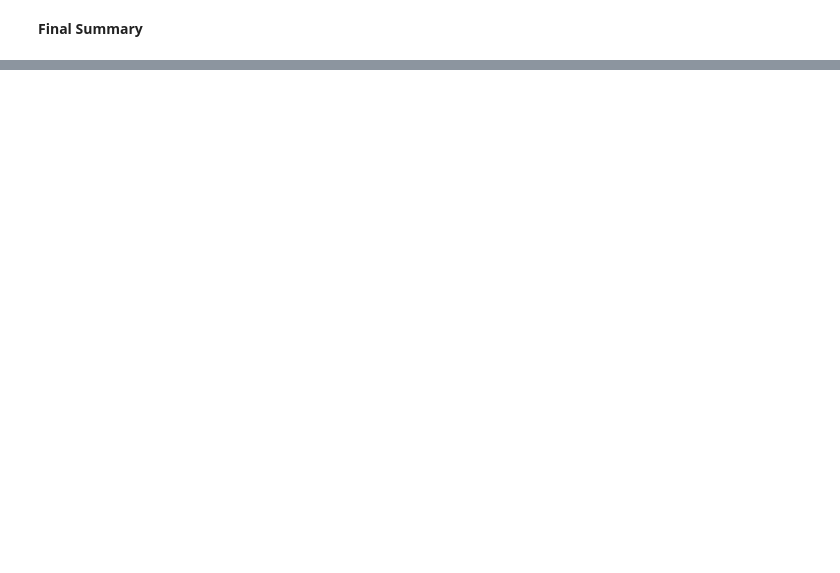
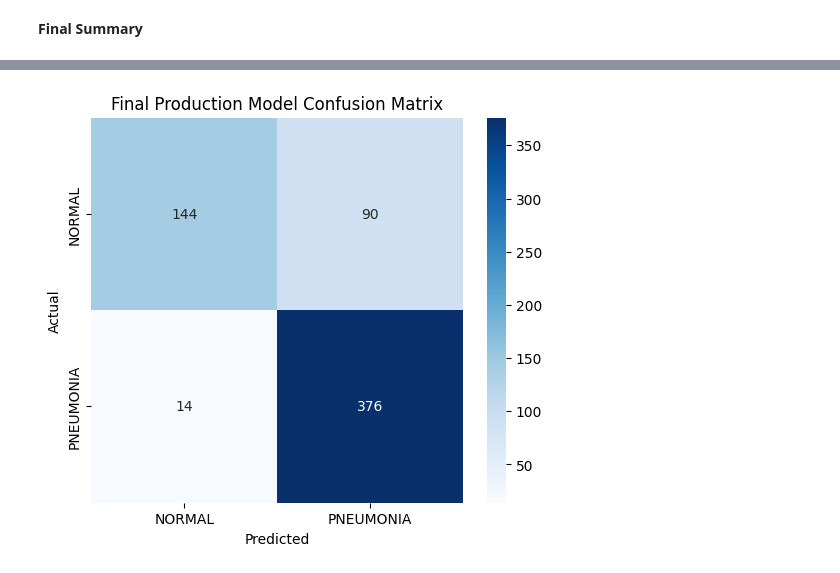
Before and after one commit to Shervinrtd/Chest_Xray, a Jupyter notebook: Chest_Xray.ipynb, the cells around one changed output, grey strips where cells are left out. Cells and saved outputs as stored; diff of their text form; code cells hidden in the pictures; blank space fills up the shorter version.

```diff
--- a/Chest_Xray.ipynb
+++ b/Chest_Xray.ipynb
@@ -731,7 +1165,7 @@ def train_model(
     scheduler=None,
     epochs=20,
     patience=3,
-    save_path="best_model.pth"
+    save_path="resnet50_model.pth"
 ):
 
     train_losses = []
@@ -891,7 +1325,7 @@ Early stopping triggered!
 # %% [markdown]
 **Load Best ResNet**
 # %%
-resnet_model.load_state_dict(torch.load("best_resnet50.pth"))
+resnet_model.load_state_dict(torch.load("resnet50_model.pth"))
 # %% [output]
 <All keys matched successfully>
 # %% [markdown]
@@ -1262,0 +1957,17 @@ plt.show()
+# %%
+final_preds = []
+final_labels = []
+
+with torch.no_grad():
+
+    for images, labels in test_loader:
+
+        images = images.to(device)
+        labels = labels.to(device)
+
+        outputs = final_weighted_model(images)
+
+        _, preds = torch.max(outputs, 1)
+
+        final_preds.extend(preds.cpu().numpy())
+        final_labels.extend(labels.cpu().numpy())
@@ -1262,0 +1991,25 @@ plt.show()
+# %%
+from sklearn.metrics import confusion_matrix
+import seaborn as sns
+import matplotlib.pyplot as plt
+
+cm = confusion_matrix(final_labels, final_preds)
+
+plt.figure(figsize=(6,5))
+
+sns.heatmap(
+    cm,
+    annot=True,
+    fmt='d',
+    cmap='Blues',
+    xticklabels=['NORMAL', 'PNEUMONIA'],
+    yticklabels=['NORMAL', 'PNEUMONIA']
+)
+
+plt.xlabel("Predicted")
+plt.ylabel("Actual")
+plt.title("Final Production Model Confusion Matrix")
+
+plt.show()
+# %% [output]
+[figure, added]
```
Also changed, not shown: parts of 86 cells of this notebook.
